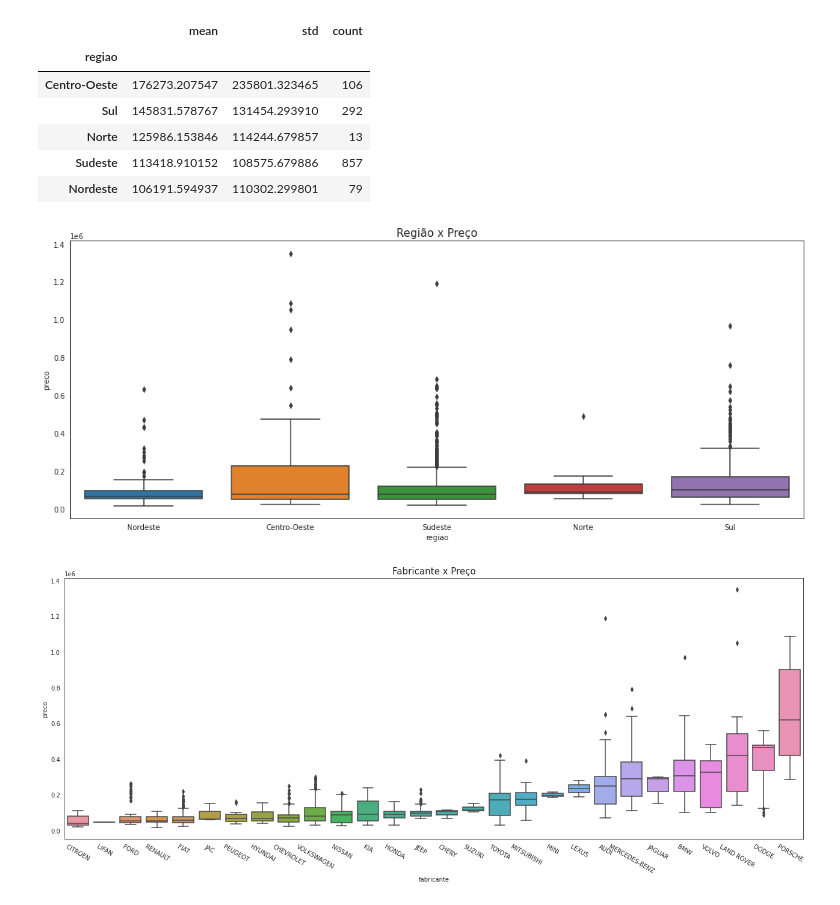
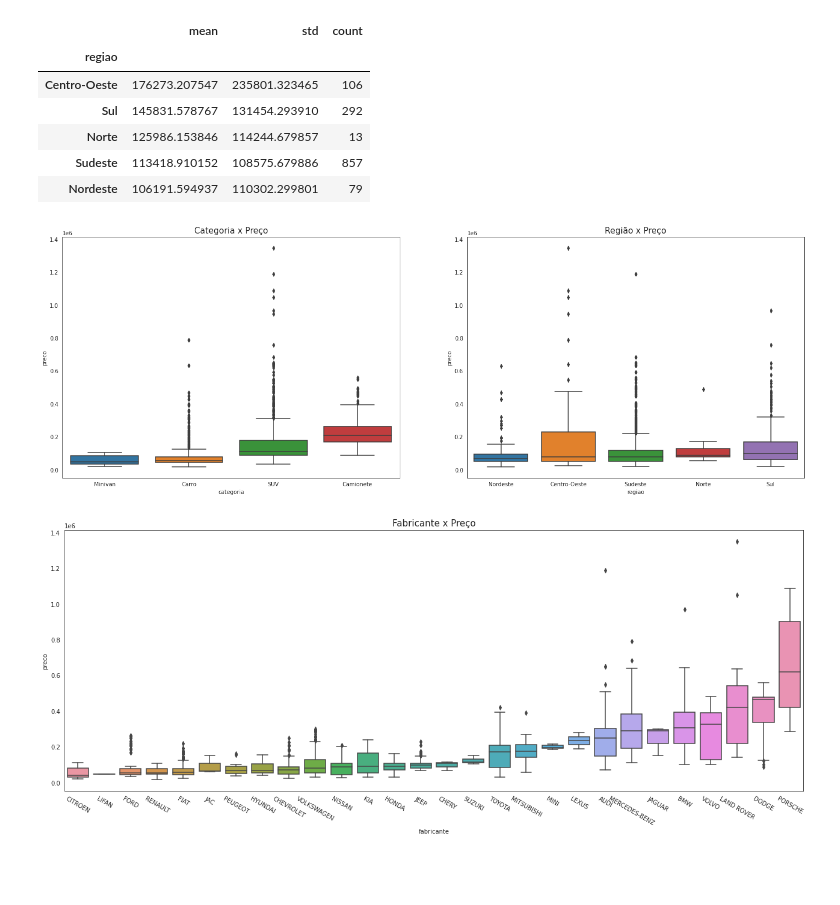
Before and after one commit to gurezende/Car_Prices_Regression_Streamlit, a Jupyter notebook: Regressão_CarrosBrasil.ipynb, the cells around one changed output. Saved outputs shown, nothing was run; the diff lists cells and outputs as text; code cells hidden in the pictures; blank space fills up the shorter version.

```diff
--- a/Regressão_CarrosBrasil.ipynb
+++ b/Regressão_CarrosBrasil.ipynb
@@ -104,7 +104,7 @@ O objetivo de formatar os dados após a importação é para que tenhamos um con
 É nessa etapa que vamos criar novas variáveis, remover aquelas que não nos interessa, renomeá-las para facilitar o código, limpar valores sem sentido e verificar a existência de dados faltantes.
 # %%
 # Vou renomear as colunas para facilitar o código
-carros.columns = ['car', 'descricao', 'automatico', 'ano', 'km', 'local', 'anunciante', 'preco']
+carros.columns = ['car', 'descricao', 'categoria','automatico', 'ano', 'km', 'local', 'anunciante', 'preco']
 # %% [markdown]
 Usando o str.split do Pandas, eu posso indicar um caracter que separa as informações, criando, deste modo, novas colunas. Veja na próxima célula como é a saída desse método e, em seguida, como ele pode ser usado para criar novas variáveis importantes.
 # %%
@@ -256,6 +257,6 @@ carros.shape
 # %%
 # Reordenando colunas
-ordem = ['car', 'fabricante', 'motor', 'combustivel', 'automatico', 'ano_fabrica', 'ano_modelo', 'km', 'anunciante', 'cidade', 'estado','regiao','preco']
+ordem = ['car', 'categoria','fabricante', 'motor', 'combustivel', 'automatico', 'ano_fabrica', 'ano_modelo', 'km', 'anunciante', 'cidade', 'estado','regiao','preco']
 
 carros = carros.reindex(columns= ordem)
 # %%
@@ -614,17 +616,23 @@ carros.groupby('regiao').preco.agg(['mean', 'std', 'count']).sort_values(by='mea
 | Sudeste | 113418.910152 | 108575.679886 | 857 |
 | Nordeste | 106191.594937 | 110302.299801 | 79 |
 # %%
-# Preços por Região
-plt.figure(figsize=(18,7))
+# Cria figura para customizar tamanho do gráfico
+fig, g = plt.subplots(1,2, figsize=(24,8))
 
-# Ordem do plot
+# Plot dos gráficos
+
+# Preços por categoria
+ordem = carros.groupby('categoria').preco.median().sort_values().index
+g1 = sns.boxplot(data=carros, x='categoria', y='preco', order=ordem, ax=g[0])
+g1.set_title('Categoria x Preço', size=15)
+
+# Preço por Regiao
 ordem = carros.groupby('regiao').preco.median().sort_values().index
-
-g2 = sns.boxplot(data=carros, x='regiao', y='preco', order=ordem)
+g2 = sns.boxplot(data=carros, x='regiao', y='preco', order=ordem, ax=g[1])
 g2.set_title('Região x Preço', size=15)
 plt.show()
 # %% [output]
-[figure, old version]
+[figure, new version]
 # %%
 # Preços por Fabricante
 plt.figure(figsize=(22,8))
```
Also changed, not shown: parts of 44 cells of this notebook, 3 other files.
